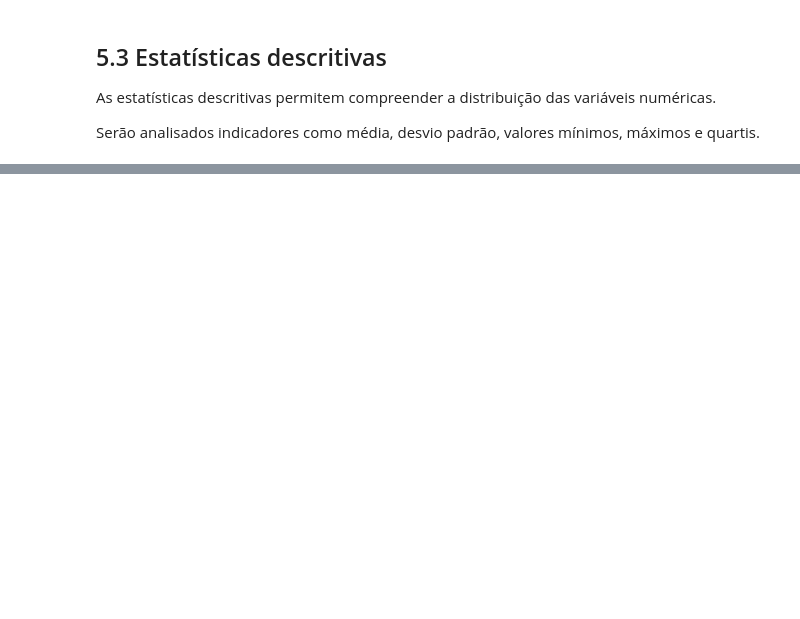
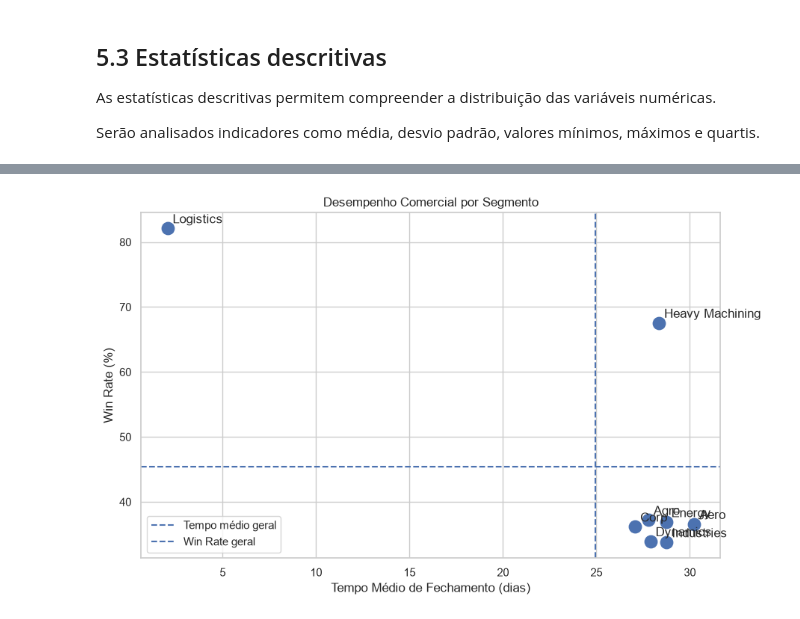
Before and after one commit to marco-rocks/hackaton-altas-copco, a Jupyter notebook: notebooks/01_analise_exploratoria.ipynb, the cells around one changed output, grey strips where cells are left out. Saved outputs shown, nothing was run; the diff lists cells and outputs as text; code cells hidden in the pictures; blank space fills up the shorter version.

```diff
--- a/notebooks/01_analise_exploratoria.ipynb
+++ b/notebooks/01_analise_exploratoria.ipynb
@@ -1292,0 +548,20 @@ O cliente **Senna Heavy Machining 614** representa uma segunda oportunidade prom
+# %%
+def extrair_segmento(nome_cliente: str) -> str:
+    """Extrai o segmento presente entre o nome e o identificador do cliente."""
+
+    partes = nome_cliente.split()
+
+    return " ".join(partes[1:-1])
+
+
+historico_cotacoes["Segmento"] = (
+    historico_cotacoes["Client_Name"]
+    .apply(extrair_segmento)
+)
+
+historico_cotacoes[
+    ["Client_Name", "Segmento"]
+].sample(
+    10,
+    random_state=42
+)
@@ -1292,0 +610,39 @@ O cliente **Senna Heavy Machining 614** representa uma segunda oportunidade prom
+# %%
+plt.figure(figsize=(10, 6))
+
+plt.scatter(
+    analise_segmentos["Tempo_Medio_Dias"],
+    analise_segmentos["Win_Rate"],
+    s=140
+)
+
+for segmento, linha in analise_segmentos.iterrows():
+    plt.annotate(
+        segmento,
+        (
+            linha["Tempo_Medio_Dias"],
+            linha["Win_Rate"]
+        ),
+        xytext=(5, 5),
+        textcoords="offset points"
+    )
+
+plt.axvline(
+    tempo_medio_geral,
+    linestyle="--",
+    label="Tempo médio geral"
+)
+
+plt.axhline(
+    win_rate_geral,
+    linestyle="--",
+    label="Win Rate geral"
+)
+
+plt.title("Desempenho Comercial por Segmento")
+plt.xlabel("Tempo Médio de Fechamento (dias)")
+plt.ylabel("Win Rate (%)")
+plt.legend()
+plt.show()
+# %% [output]
+[figure, added]
```
Also changed, not shown: parts of 147 cells of this notebook, 9 other files.
